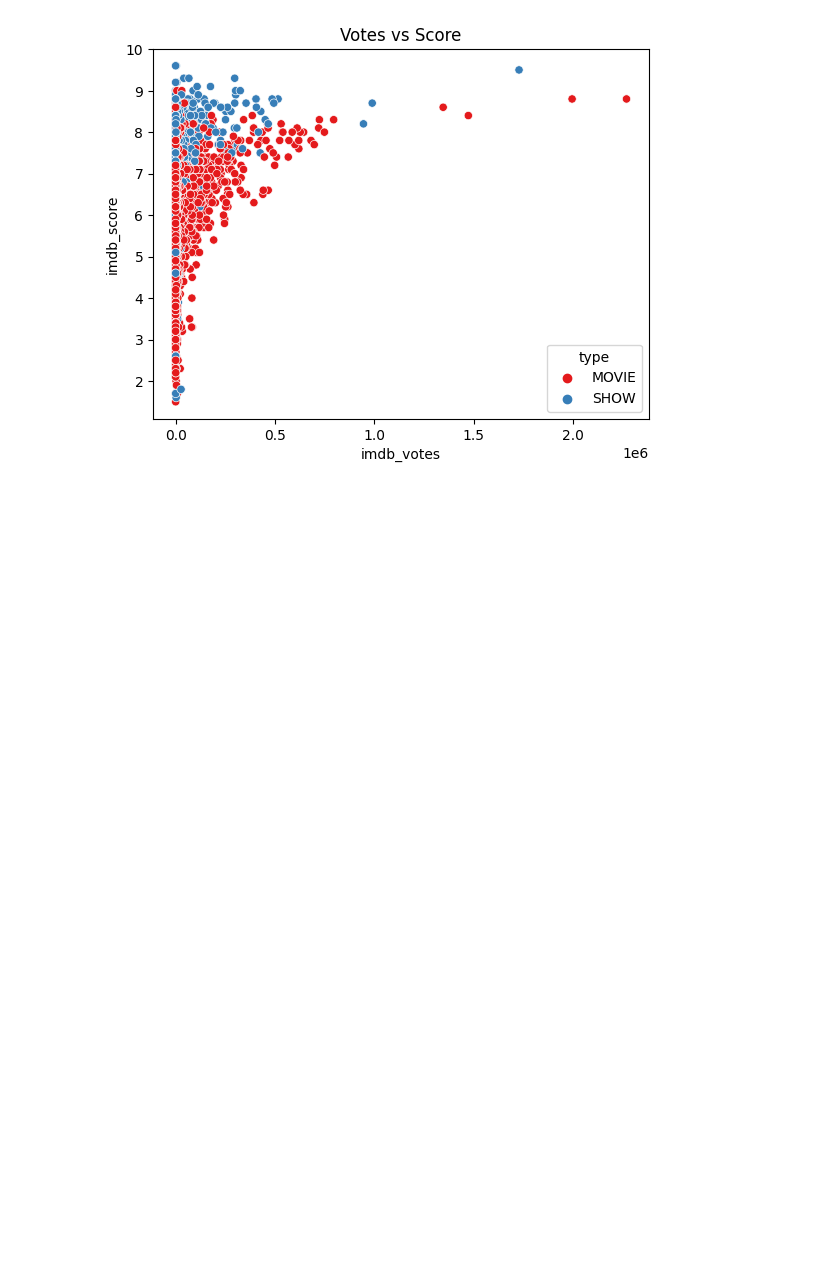
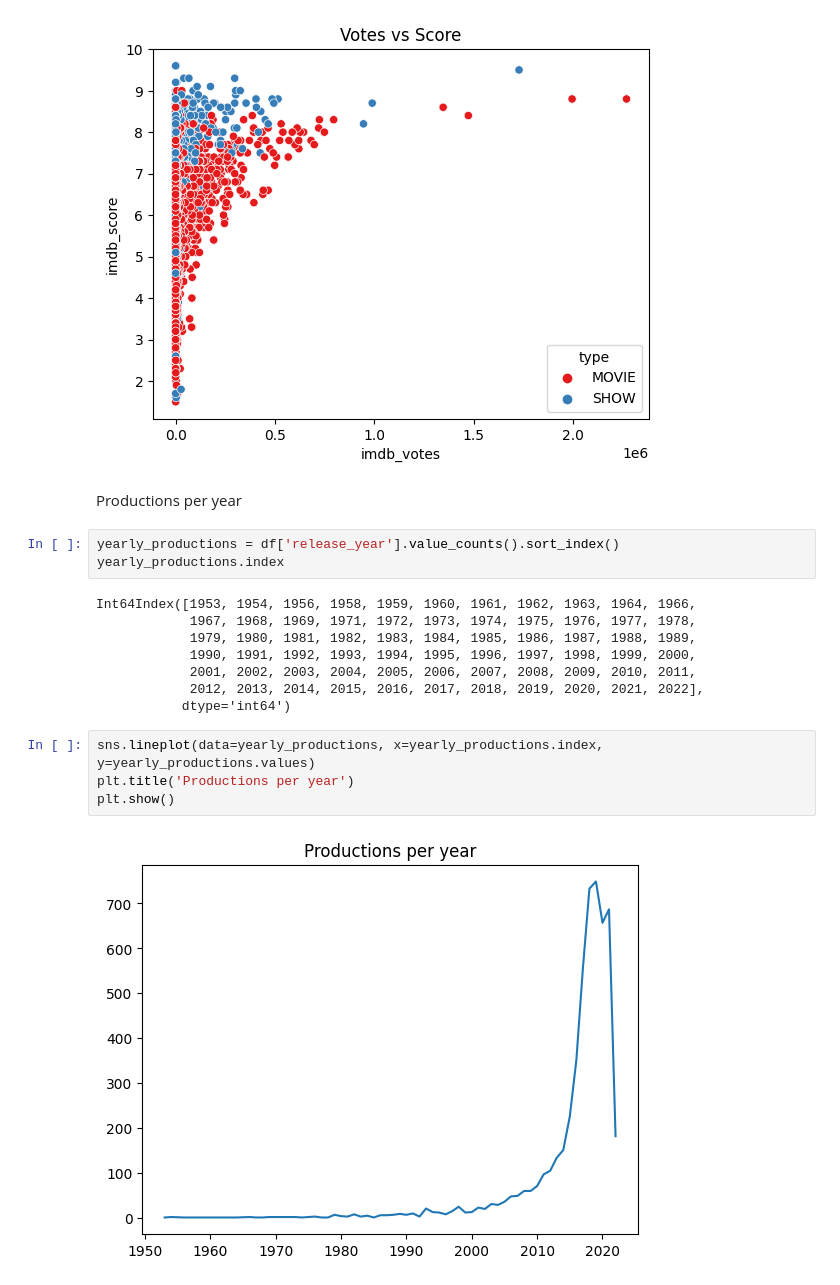
Before and after one commit to PaulPawelec/DataMining, a Jupyter notebook: Netflix_Visualization.ipynb, the cells around one changed output. Cells and saved outputs as stored; diff of their text form; blank space fills up the shorter version.

Commit message:
Visualization movies vs TVshows part 2

```diff
--- a/Netflix_Visualization.ipynb
+++ b/Netflix_Visualization.ipynb
@@ -175,3 +175,22 @@ plt.title('Votes vs Score')
 plt.show()
 # %% [output]
 [figure]
+# %% [markdown]
+Productions per year
+# %%
+yearly_productions = df['release_year'].value_counts().sort_index()
+yearly_productions.index
+# %% [output]
+Int64Index([1953, 1954, 1956, 1958, 1959, 1960, 1961, 1962, 1963, 1964, 1966,
+            1967, 1968, 1969, 1971, 1972, 1973, 1974, 1975, 1976, 1977, 1978,
+            1979, 1980, 1981, 1982, 1983, 1984, 1985, 1986, 1987, 1988, 1989,
+            1990, 1991, 1992, 1993, 1994, 1995, 1996, 1997, 1998, 1999, 2000,
+            2001, 2002, 2003, 2004, 2005, 2006, 2007, 2008, 2009, 2010, 2011,
+            2012, 2013, 2014, 2015, 2016, 2017, 2018, 2019, 2020, 2021, 2022],
+           dtype='int64')
+# %%
+sns.lineplot(data=yearly_productions, x=yearly_productions.index, y=yearly_productions.values)
+plt.title('Productions per year')
+plt.show()
+# %% [output]
+[figure, added]
```
Also changed, not shown: parts of 8 cells of this notebook.
